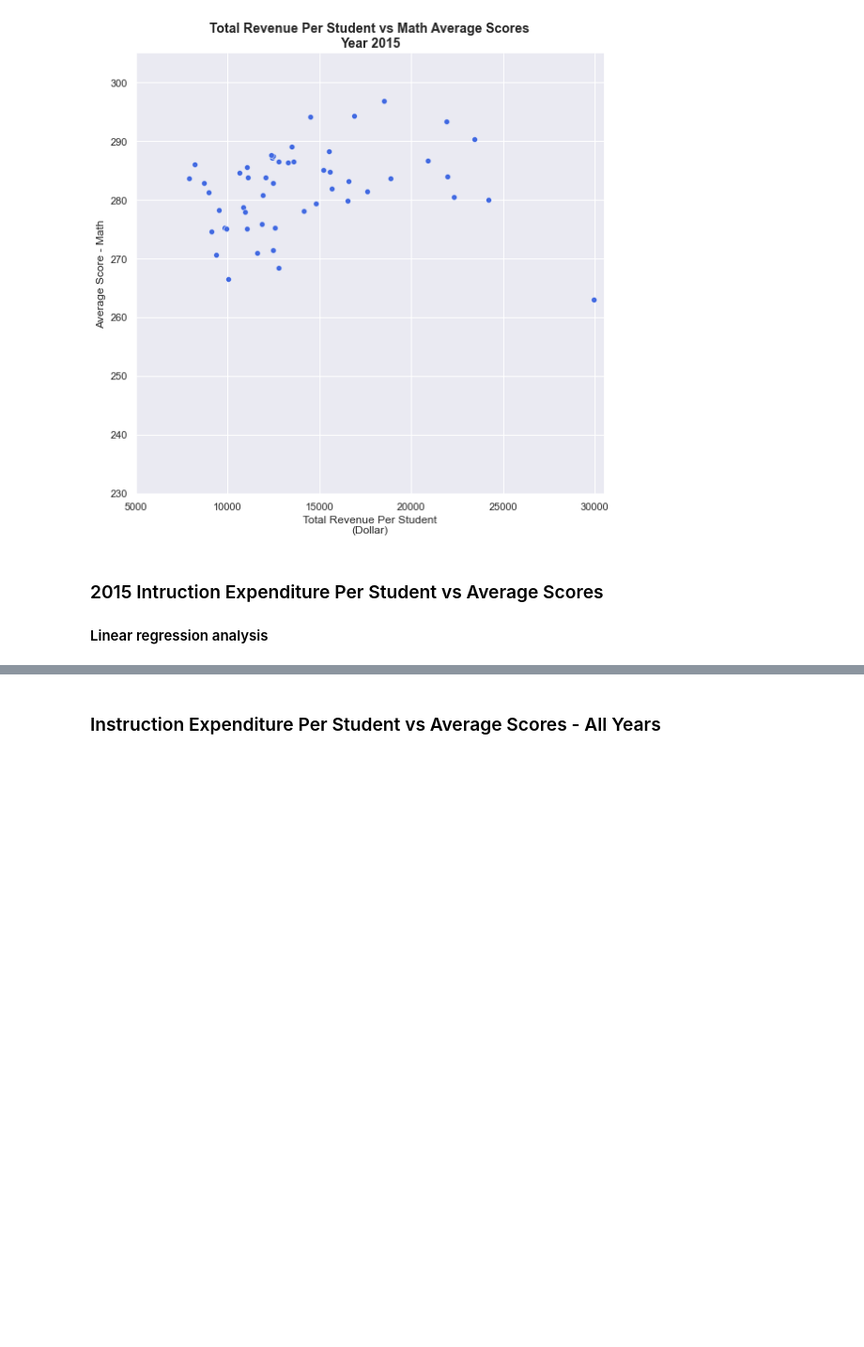
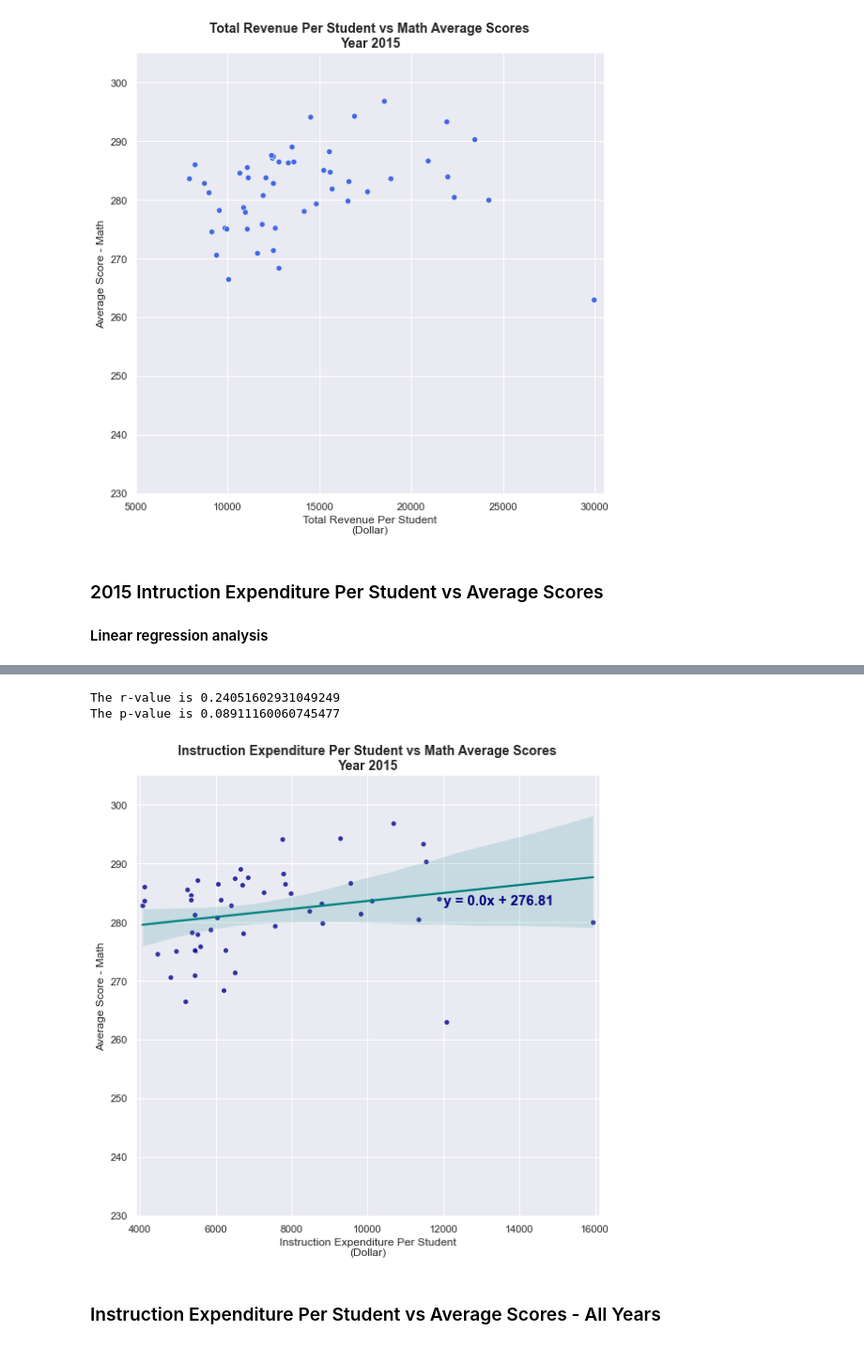
Before and after one commit to trangbt278/education, a Jupyter notebook: Student_Performance_vs_Funding.ipynb, the cells around one changed output, grey strips where cells are left out. Shown at 94% size. Drawn from its saved outputs; the diff is of its cells as text; code cells hidden in the pictures; blank space fills up the shorter version.

```diff
--- a/Student_Performance_vs_Funding.ipynb
+++ b/Student_Performance_vs_Funding.ipynb
@@ -350,30 +350,34 @@ The p-value is 0.13190184771034683
 # %%
 # Linear regression for 8th grade Math vs Spending per Student
 sns.set_theme(color_codes = True)
 f, ax = plt.subplots(figsize = (8,8))
 sns.despine(f, left = False, bottom = False)
 
 slope, intercept, r_value, p_value, std_err = st.linregress(year_2015_8th_math["INSTRUCTION_EXPENDITURE_PER_STUDENT"],\
                                                                year_2015_8th_math["AVG_SCORE"])
 
 line_eq = "y = " + str(round(slope,2)) + "x + " + str(round(intercept,2))
 plt.annotate(line_eq, (12000, 283), fontsize = 15, color = "navy", fontweight = "bold")
-ax.set(xlim = (3900, 16100))
+ax.set(xlim = (3900, 16100), ylim = (230, 305))
 
 sns.regplot(data = year_2015_8th_math, x = "INSTRUCTION_EXPENDITURE_PER_STUDENT", y = "AVG_SCORE",
             line_kws = {"color": "teal", "label":"y = {0:.1f}x+{1:.1f}".format(slope,intercept)},
             scatter_kws = {"color": "darkblue", "edgecolor": "w"})
 
 plt.xlabel("Instruction Expenditure Per Student\n(Dollar)", fontsize = 12)
 plt.ylabel("Average Score - Math", fontsize = 12)
 plt.title("Instruction Expenditure Per Student vs Math Average Scores\nYear 2015",
           fontsize = 14, fontweight = "bold")
 
 print(f"The r-value is {r_value}")
 print(f"The p-value is {p_value}")
 
 plt.tight_layout()
 plt.savefig("Output_images/Reg_2015_Exp_Math.png")
+# %% [output]
+The r-value is 0.24051602931049249
+The p-value is 0.08911160060745477
+[figure, added]
 # %% [markdown]
 ### Instruction Expenditure Per Student vs Average Scores - All Years
 # %%
```
Also changed, not shown: parts of 8 cells of this notebook, 14 other files.
